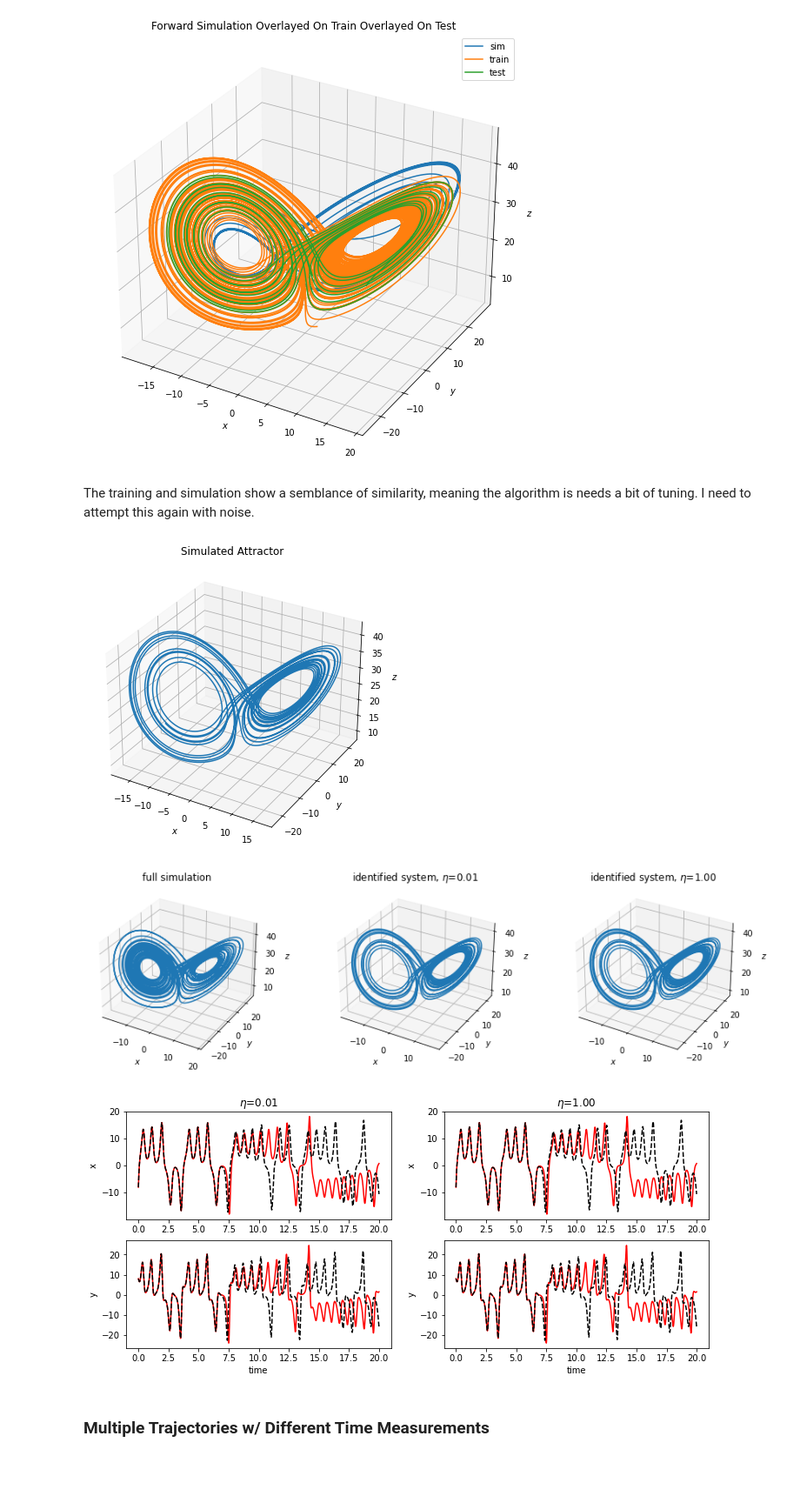
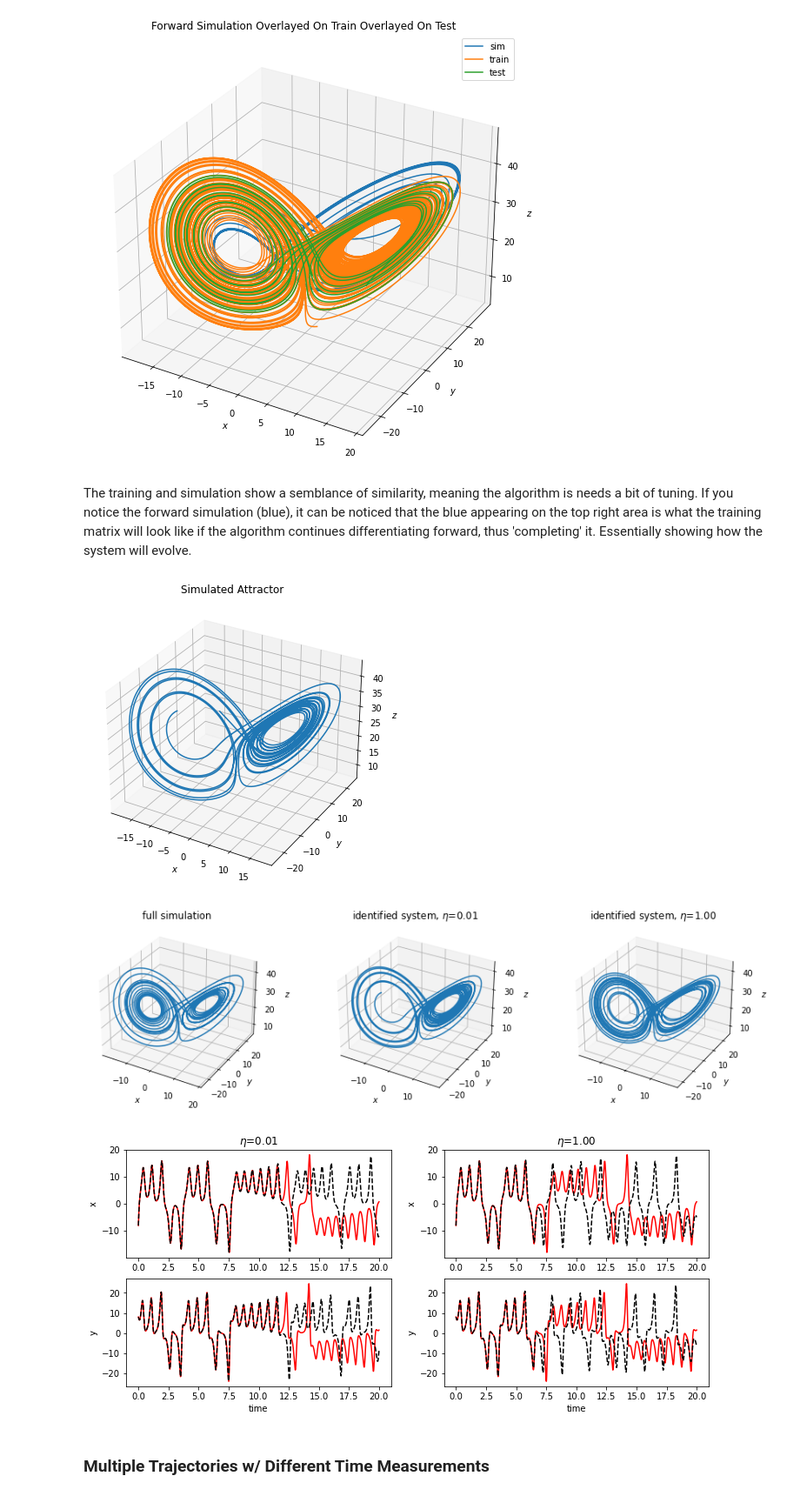
Before and after one commit to rajgark/COLSA-PySINDy, a Jupyter notebook: Lorenz_COLSA.ipynb, the cells around one changed output. Shown at 87% size. Drawn from its saved outputs; the diff is of its cells as text; code cells hidden in the pictures; blank space fills up the shorter version.

Commit message:
updated noise & structure
Updated entire framework of noisy lorenz

```diff
--- a/Lorenz_COLSA.ipynb
+++ b/Lorenz_COLSA.ipynb
@@ -504,5 +504,5 @@ fig.show()
 # %% [output]
 [figure]
 # %% [markdown]
-The training and simulation show a semblance of similarity, meaning the algorithm is needs a bit of tuning. I need to attempt this again with noise.
+The training and simulation show a semblance of similarity, meaning the algorithm is needs a bit of tuning. If you notice the forward simulation (blue), it can be noticed that the blue appearing on the top right area is what the training matrix will look like if the algorithm continues differentiating forward, thus 'completing' it. Essentially showing how the system will evolve.
 # %%
@@ -536,71 +535,71 @@ fig = plt.figure(figsize=(20, 10))
 ax = fig.add_subplot(131, projection="3d")
 model_idx = 2
 ax.plot(
-    x_sim_new[model_idx][:, 0],
-    x_sim_new[model_idx][:, 1],
-    x_sim_new[model_idx][:, 2],
+    noise_x_sim[model_idx][:, 0],
+    noise_x_sim[model_idx][:, 1],
+    noise_x_sim[model_idx][:, 2],
 )
 plt.title("Simulated Attractor")
 ax.set(xlabel="$x$", ylabel="$y$", zlabel="$z$")
 plt.show()
 # %% [output]
-[figure, old version]
+[figure, new version]
 # %%
 # Plot results
 
 fig = plt.figure(figsize=(15, 4))
 ax = fig.add_subplot(131, projection="3d")
 ax.plot(
-    x_trainset[: t_sim_new.size, 0],
-    x_trainset[: t_sim_new.size, 1],
-    x_trainset[: t_sim_new.size, 2],
+    noise_x_train[: noise_t_sim.size, 0],
+    noise_x_train[: noise_t_sim.size, 1],
+    noise_x_train[: noise_t_sim.size, 2],
 )
 plt.title("full simulation")
 ax.set(xlabel="$x$", ylabel="$y$", zlabel="$z$")
 
 model_idx = 2
 ax = fig.add_subplot(132, projection="3d")
-ax.plot(x_sim_new[model_idx][:, 0], x_sim_new[model_idx][:, 1], x_sim_new[model_idx][:, 2])
-plt.title(f"identified system, $\eta$={noise_levels[model_idx]:.2f}")
+ax.plot(noise_x_sim[model_idx][:, 0], noise_x_sim[model_idx][:, 1], noise_x_sim[model_idx][:, 2])
+plt.title(f"identified system, $\eta$={noises[model_idx]:.2f}")
 ax.set(xlabel="$x$", ylabel="$y$", zlabel="$z$")
 
 model_idx = 4
 ax = fig.add_subplot(133, projection="3d")
-ax.plot(x_sim_new[model_idx][:, 0], x_sim_new[model_idx][:, 1], x_sim_new[model_idx][:, 2])
-plt.title(f"identified system, $\eta$={noise_levels[model_idx]:.2f}")
+ax.plot(noise_x_sim[model_idx][:, 0], noise_x_sim[model_idx][:, 1], noise_x_sim[model_idx][:, 2])
+plt.title(f"identified system, $\eta$={noises[model_idx]:.2f}")
 ax.set(xlabel="$x$", ylabel="$y$", zlabel="$z$")
 
 fig = plt.figure(figsize=(12, 5))
 model_idx = 2
 ax = fig.add_subplot(221)
-ax.plot(t_sim_new, x_train[: t_sim_new.size, 0], "r")
-ax.plot(t_sim_new, x_sim_new[model_idx][:, 0], "k--")
-plt.title(f"$\eta$={noise_levels[model_idx]:.2f}")
+ax.plot(noise_t_sim, noise_x_train[: noise_t_sim.size, 0], "r")
+ax.plot(noise_t_sim, noise_x_sim[model_idx][:, 0], "k--")
+plt.title(f"$\eta$={noises[model_idx]:.2f}")
 plt.ylabel("x")
 
 ax = fig.add_subplot(223)
-ax.plot(t_sim_new, x_train[: t_sim_new.size, 1], "r")
-ax.plot(t_sim_new, x_sim_new[model_idx][:, 1], "k--")
+ax.plot(noise_t_sim, noise_x_train[: noise_t_sim.size, 1], "r")
+ax.plot(noise_t_sim, noise_x_sim[model_idx][:, 1], "k--")
 plt.xlabel("time")
 plt.ylabel("y")
 
 model_idx = 4
 ax = fig.add_subplot(222)
-ax.plot(t_sim_new, x_train[: t_sim_new.size, 0], "r")
-ax.plot(t_sim_new, x_sim_new[model_idx][:, 0], "k--")
-plt.title(f"$\eta$={noise_levels[model_idx]:.2f}")
+ax.plot(noise_t_sim, noise_x_train[: noise_t_sim.size, 0], "r")
+ax.plot(noise_t_sim, noise_x_sim[model_idx][:, 0], "k--")
+plt.title(f"$\eta$={noises[model_idx]:.2f}")
 plt.ylabel("x")
 
 ax = fig.add_subplot(224)
-ax.plot(t_sim_new, x_train[: t_sim_new.size, 1], "r")
-ax.plot(t_sim_new, x_sim_new[model_idx][:, 1], "k--")
+ax.plot(noise_t_sim, noise_x_train[: noise_t_sim.size, 1], "r")
+ax.plot(noise_t_sim, noise_x_sim[model_idx][:, 1], "k--")
 plt.xlabel("time")
 plt.ylabel("y")
 
 fig.show()
 # %% [output]
-[figure, old version]
+[figure, new version]
-[figure, old version]
+[figure, new version]
 # %% [markdown]
 ### Multiple Trajectories w/ Different Time Measurements
 # %%
```
Also changed, not shown: parts of 2 cells of this notebook.
